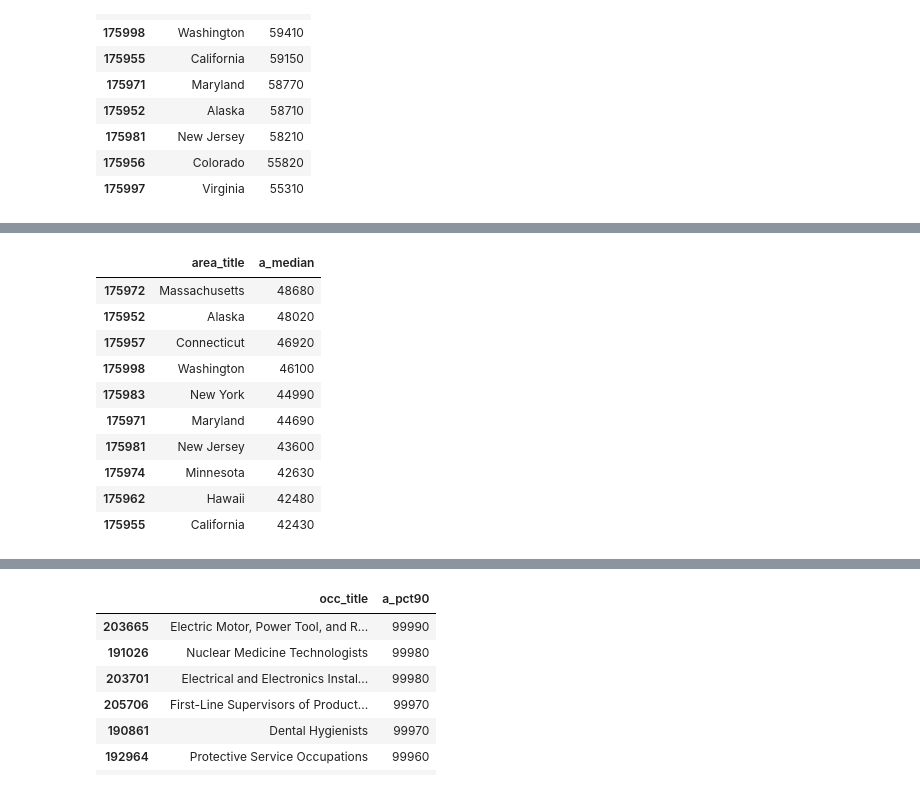
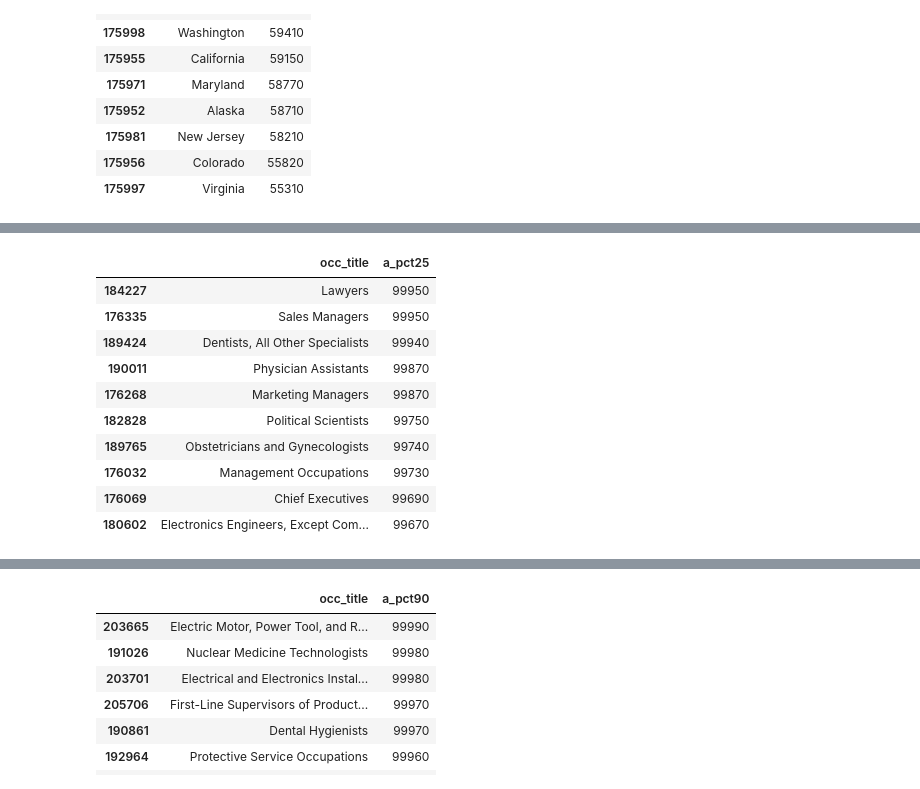
Before and after one commit to dshakoory/UCI_project1, a Jupyter notebook: Data/BLS_data_2018_cleanupedited.ipynb, the cells around one changed output, grey strips where cells are left out. Drawn from its saved outputs; the diff is of its cells as text; code cells hidden in the pictures.

Commit message:
added files for data analysis section

```diff
--- a/Data/BLS_data_2018_cleanupedited.ipynb
+++ b/Data/BLS_data_2018_cleanupedited.ipynb
@@ -296,25 +314,21 @@ State_avg_income[["area_title", "a_mean"]].head(10)
 # %%
-State_avg_income= State_data[State_data["State_data [["occ_title", "a_pct25"]].head(10) .drop_duplicates(["occ_title"], keep="first", inplace=True)
+#State_avg_income= State_data[State_data["State_data [["occ_title", "a_pct25"]].head(10) .drop_duplicates(["occ_title"], keep="first", inplace=True)
 State_data ['a_pct25'] = State_data ['a_pct25'].str.replace(',', '')  #remove comma in numbers
 State_data ['a_pct25'] = State_data ['a_pct25'].str.replace('*', '0')           #convert string to integers
 State_data .sort_values('a_pct25', ascending = False, inplace=True)
-State_data [["occ_title", "a_pct25"]].head(10)o_group"] == "total"]
-State_avg_income["a_median"] = State_avg_income['a_median'].str.replace(',', '')  #remove comma in numbers
-State_avg_income["a_median"] = State_avg_income["a_median"].astype(int)
-State_avg_income.sort_values("a_median", ascending=False, inplace=True)
-State_avg_income[["area_title", "a_median"]].head(10)
+State_data [["occ_title", "a_pct25"]].head(10)
 # %% [output]
-|  | area_title | a_median |
-| 175972 | Massachusetts | 48680 |
-| 175952 | Alaska | 48020 |
-| 175957 | Connecticut | 46920 |
-| 175998 | Washington | 46100 |
-| 175983 | New York | 44990 |
-| 175971 | Maryland | 44690 |
-| 175981 | New Jersey | 43600 |
-| 175974 | Minnesota | 42630 |
-| 175962 | Hawaii | 42480 |
-| 175955 | California | 42430 |
+|  | occ_title | a_pct25 |
+| 184227 | Lawyers | 99950 |
+| 176335 | Sales Managers | 99950 |
+| 189424 | Dentists, All Other Specialists | 99940 |
+| 190011 | Physician Assistants | 99870 |
+| 176268 | Marketing Managers | 99870 |
+| 182828 | Political Scientists | 99750 |
+| 189765 | Obstetricians and Gynecologists | 99740 |
+| 176032 | Management Occupations | 99730 |
+| 176069 | Chief Executives | 99690 |
+| 180602 | Electronics Engineers, Except Com... | 99670 |
 # %%
 State_data [["occ_title", "a_pct75"]].head(10) .drop_duplicates(["occ_title"], keep="first", inplace=True)
 State_data ['a_pct75'] = State_data ['a_pct75'].str.replace(',', '')  #remove comma in numbers
```
Also changed, not shown: parts of 2 cells of this notebook, 14 other files.
